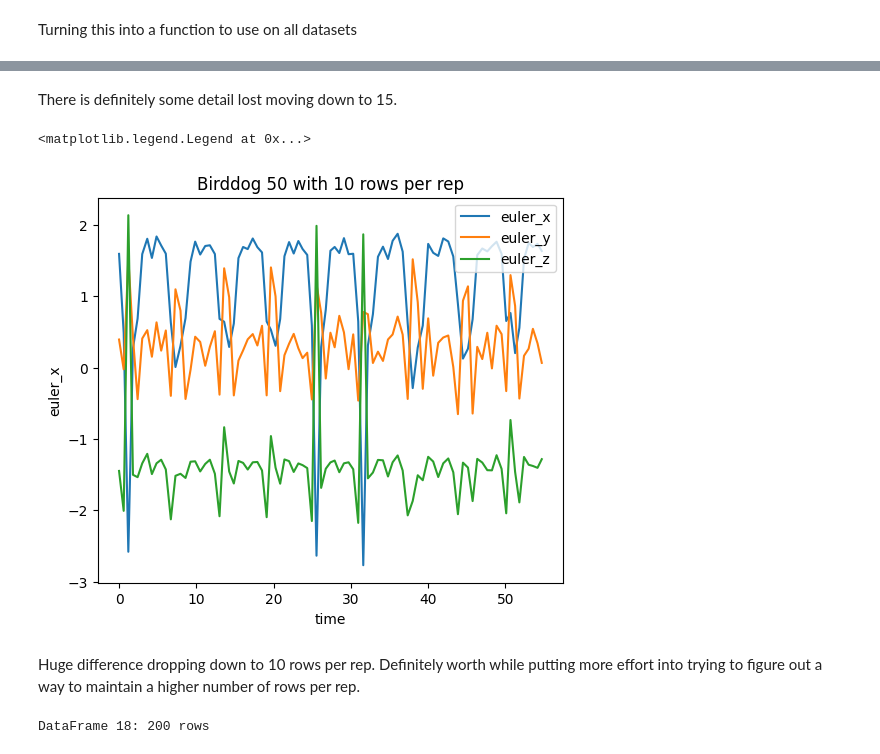
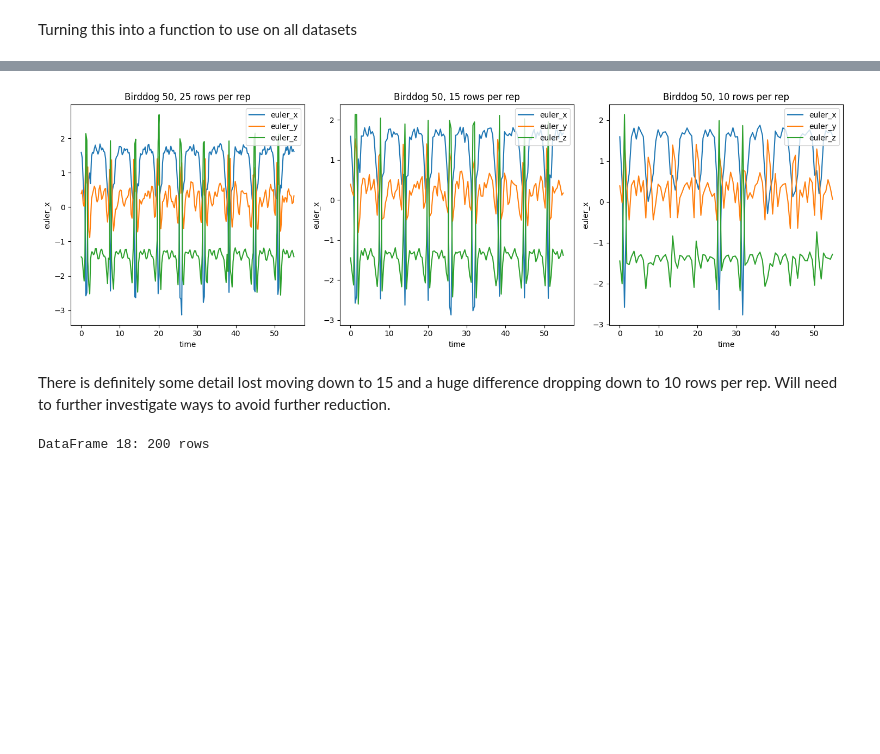
Before and after one commit to KelKi3/Exercise_Recognition, a Jupyter notebook: notebooks/motion_prediction_EDA.ipynb, the cells around one changed output, grey strips where cells are left out. Saved outputs shown, nothing was run; the diff lists cells and outputs as text; code cells hidden in the pictures; blank space fills up the shorter version.

```diff
--- a/notebooks/motion_prediction_EDA.ipynb
+++ b/notebooks/motion_prediction_EDA.ipynb
@@ -412,2 +396,4 @@ birddog_reduced = [data_reduction_dataframe(df) for df in birddog_dataframes]
 # %%
-bd15 = birddog_reduced[50]
+#saving data set with 15 rows per rep
+birddog_15 = [data_reduction_dataframe(df) for df in birddog_dataframes]
+bd15 = birddog_15[50]
@@ -428,23 +400,39 @@ axes.legend(loc='upper right', bbox_to_anchor=(1, 1))  # Adjust the bbox_to_anch
-# %% [markdown]
-There is definitely some detail lost moving down to 15.
 # %%
-bd10 = birddog_reduced[50]
+#saving data set with 10 rows per rep
+birddog_10 = [data_reduction_dataframe(df) for df in birddog_dataframes]
+bd10 = birddog_10[50]
-# %%
-#plotting dataset with 10 rows per rep
-
-fig, axes = plt.subplots(1, 1, figsize=(6, 5))
-
-# Plot for armraise_dataframes[50]
-sns.lineplot(data=bd15, x="time", y="euler_x", label="euler_x")
-sns.lineplot(data=bd15, x="time", y="euler_y", label="euler_y")
-sns.lineplot(data=bd15, x="time", y="euler_z", label="euler_z")
-axes.set_title('Birddog 50 with 10 rows per rep')
-axes.legend(loc='upper right', bbox_to_anchor=(1, 1))  # Adjust the bbox_to_anchor
-# %% [output]
-<matplotlib.legend.Legend at 0x...>
-[figure, removed]
-# %% [markdown]
-Huge difference dropping down to 10 rows per rep. Definitely worth while putting more effort into trying to figure out a way to maintain a higher number of rows per rep.
+# %%
+#plotting euler angles birddog
+
+fig, axes = plt.subplots(1, 3, figsize=(15, 5))
+
+# Plot for armraise_dataframes[50]
+sns.lineplot(data=dfx_new, x="time", y="euler_x", label="euler_x", ax=axes[0])
+sns.lineplot(data=dfx_new, x="time", y="euler_y", label="euler_y", ax=axes[0])
+sns.lineplot(data=dfx_new, x="time", y="euler_z", label="euler_z", ax=axes[0])
+axes[0].set_title('Birddog 50, 25 rows per rep')
+axes[0].legend(loc='upper right', bbox_to_anchor=(1, 1))  # Adjust the bbox_to_anchor
+
+# Plot for armraise_dataframes[5]
+sns.lineplot(data=bd15, x="time", y="euler_x", label="euler_x", ax=axes[1])
+sns.lineplot(data=bd15, x="time", y="euler_y", label="euler_y", ax=axes[1])
+sns.lineplot(data=bd15, x="time", y="euler_z", label="euler_z", ax=axes[1])
+axes[1].set_title('Birddog 50, 15 rows per rep')
+axes[1].legend(loc='upper right', bbox_to_anchor=(1, 1))  # Adjust the bbox_to_anchor
+
+# Plot for armraise_dataframes[0]
+sns.lineplot(data=bd10, x="time", y="euler_x", label="euler_x", ax=axes[2])
+sns.lineplot(data=bd10, x="time", y="euler_y", label="euler_y", ax=axes[2])
+sns.lineplot(data=bd10, x="time", y="euler_z", label="euler_z", ax=axes[2])
+axes[2].set_title('Birddog 50, 10 rows per rep')
+axes[2].legend(loc='upper right', bbox_to_anchor=(1, 1))  # Adjust the bbox_to_anchor
+
+plt.tight_layout()
+plt.show()
+# %% [output]
+[figure, added]
+# %% [markdown]
+There is definitely some detail lost moving down to 15 and a huge difference dropping down to 10 rows per rep. Will need to further investigate ways to avoid further reduction.
 # %%
 #print the rows for the dataframe with the lowest number of rows. The lowest amount of rows in each grouping is 200.\
 
```
Also changed, not shown: parts of 3 cells of this notebook.
